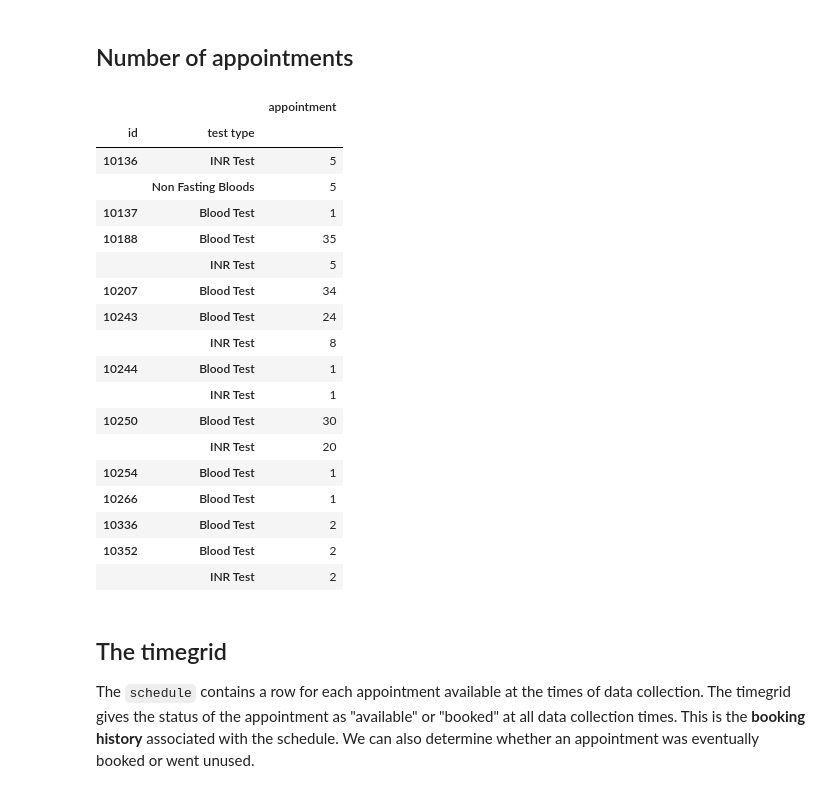
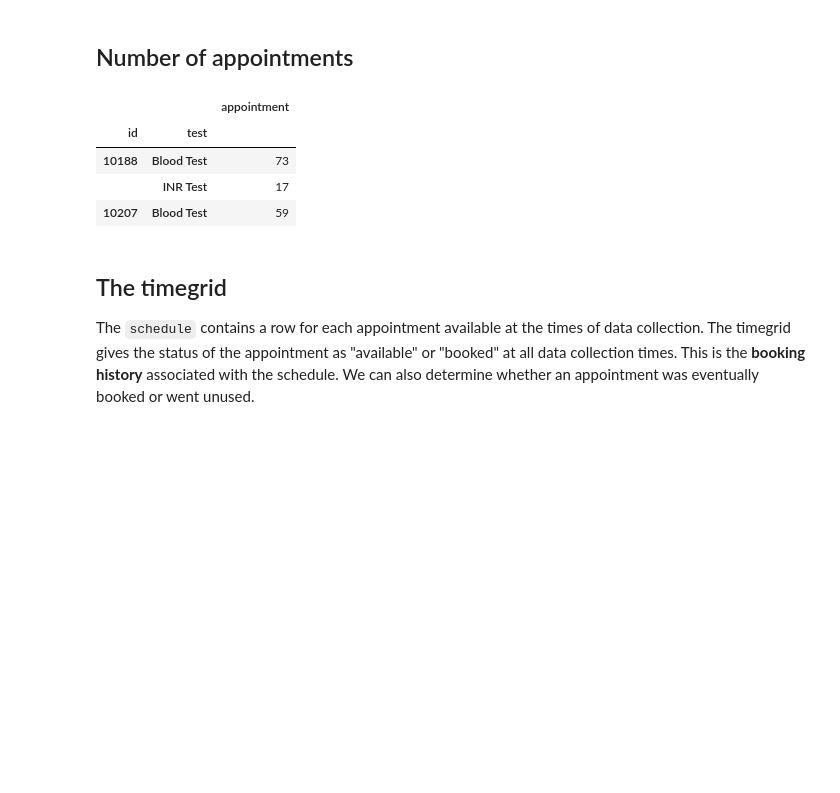
Before and after one commit to antoinechoffrut/UHCW, a Jupyter notebook: UHCW-booking-history.ipynb, the cells around one changed output. Saved outputs shown, nothing was run; the diff lists cells and outputs as text; code cells hidden in the pictures; blank space fills up the shorter version.

```diff
--- a/UHCW-booking-history.ipynb
+++ b/UHCW-booking-history.ipynb
@@ -73,9 +53,9 @@ print(datetime.datetime.now().strftime("Time: %H:%M:%S"))
 foldername = 'Projects/UHCW'
 # Choose from among datasets of various sizes (various collection periods or centers)
 # filename = 'appointments-tiny.csv'
-# filename = 'appointments-less-tiny.csv'
+filename = 'appointments-less-tiny.csv'
 # filename = 'appointments-one-week-two-centers.csv'
-filename = 'appointments-24-hours.csv'
+# filename = 'appointments-24-hours.csv'
 # filename = 'appointments-one-week.csv'
 # filename = 'appointments-three-weeks.csv'
 filepath = os.path.join(os.path.expanduser("~"), foldername, filename)
@@ -95,6 +75,7 @@ raw_data.rename(
     index=str,
     columns={
         'center id': 'id',
+        'test type': 'test',
         'appointment timestamp': 'appointment',
         'center age group': 'age group',
         'grab timestamp': 'grab'
@@ -178,27 +151,13 @@ center_test_types
 # %% [markdown]
 ## Number of appointments
 # %%
-s.groupby(['id', 'test type'])['appointment'].nunique().to_frame()
+s.groupby(['id', 'test'])['appointment'].nunique().to_frame()
 # %% [output]
 |  |  | appointment |
-| id | test type |  |
-| 10136 | INR Test | 5 |
-|  | Non Fasting Bloods | 5 |
-| 10137 | Blood Test | 1 |
-| 10188 | Blood Test | 35 |
-|  | INR Test | 5 |
-| 10207 | Blood Test | 34 |
-| 10243 | Blood Test | 24 |
-|  | INR Test | 8 |
-| 10244 | Blood Test | 1 |
-|  | INR Test | 1 |
-| 10250 | Blood Test | 30 |
-|  | INR Test | 20 |
-| 10254 | Blood Test | 1 |
-| 10266 | Blood Test | 1 |
-| 10336 | Blood Test | 2 |
-| 10352 | Blood Test | 2 |
-|  | INR Test | 2 |
+| id | test |  |
+| 10188 | Blood Test | 73 |
+|  | INR Test | 17 |
+| 10207 | Blood Test | 59 |
 # %% [markdown]
 ## The timegrid
 The `schedule` contains a row for each appointment available at the times of data collection.
```
Also changed, not shown: parts of 22 cells of this notebook.
